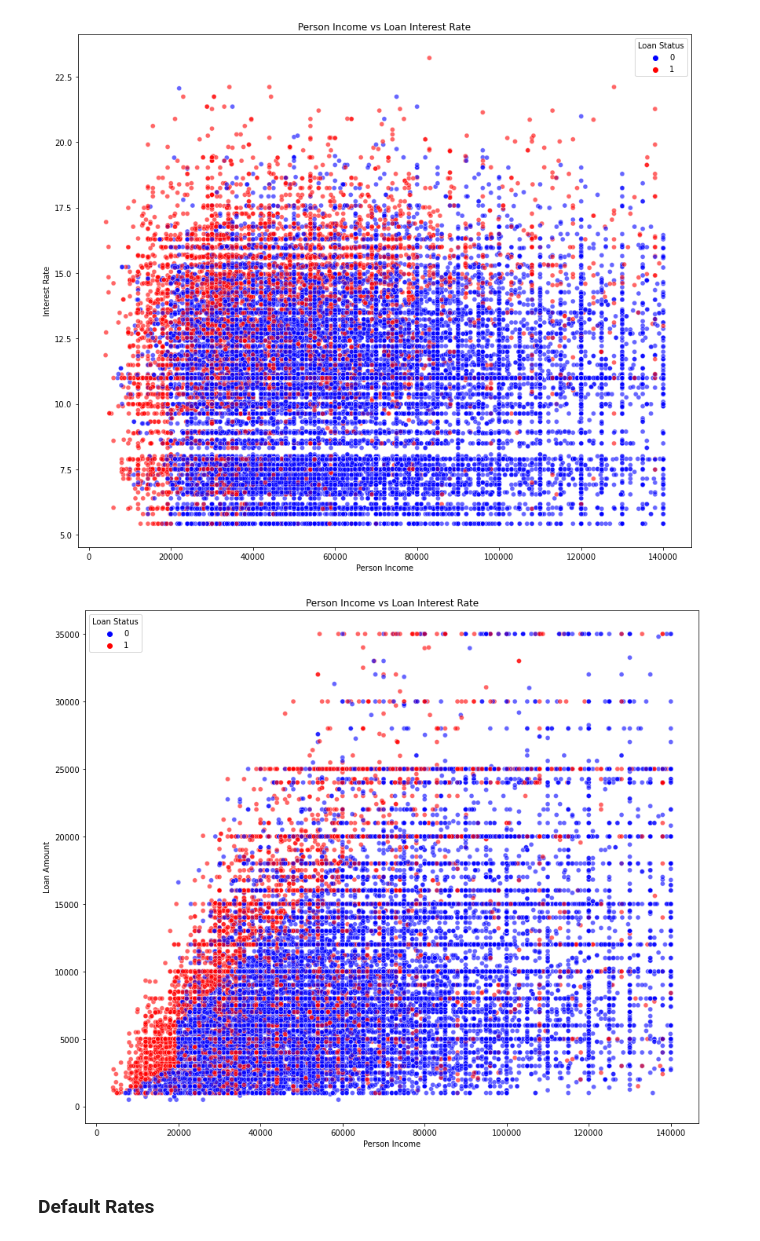
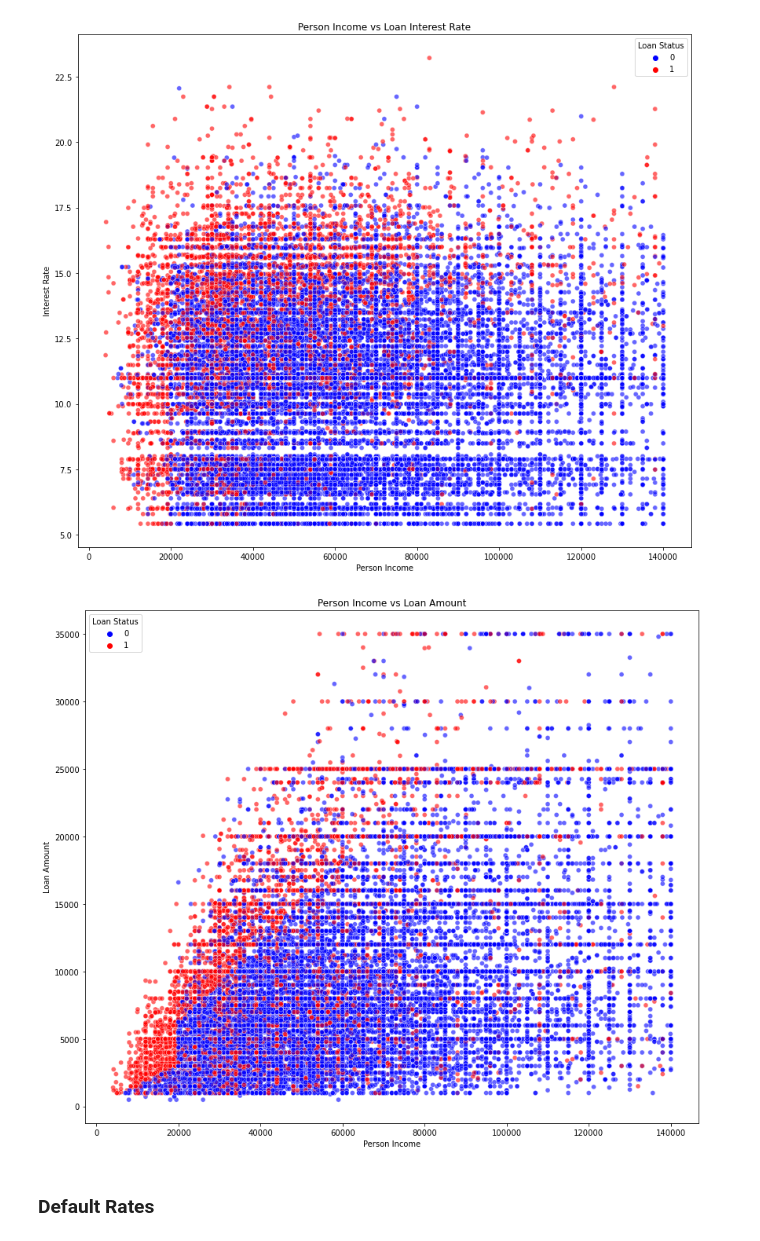
Before and after one commit to robbyhooker/Credit-Risk-Modeling, a Jupyter notebook: Credit-risk-project.ipynb, the cells around one changed output. Cells and saved outputs as stored; diff of their text form; code cells hidden in the pictures.

```diff
--- a/Credit-risk-project.ipynb
+++ b/Credit-risk-project.ipynb
@@ -195,12 +195,12 @@ plt.show()
 # %%
 plt.figure(figsize=(14,12), facecolor='white')
 sns.scatterplot(data=df2, x='person_income', y='loan_amnt', hue='loan_status', palette=rgp, alpha=0.6).legend(title='Loan Status')
-plt.title('Person Income vs Loan Interest Rate')
+plt.title('Person Income vs Loan Amount')
 plt.xlabel('Person Income')
 plt.ylabel('Loan Amount')
 plt.show()
 # %% [output]
-[figure, old version]
+[figure, new version]
 # %% [markdown]
 ### Default Rates
 # %%
```
Also changed, not shown: parts of 8 cells of this notebook, 9 other files.
